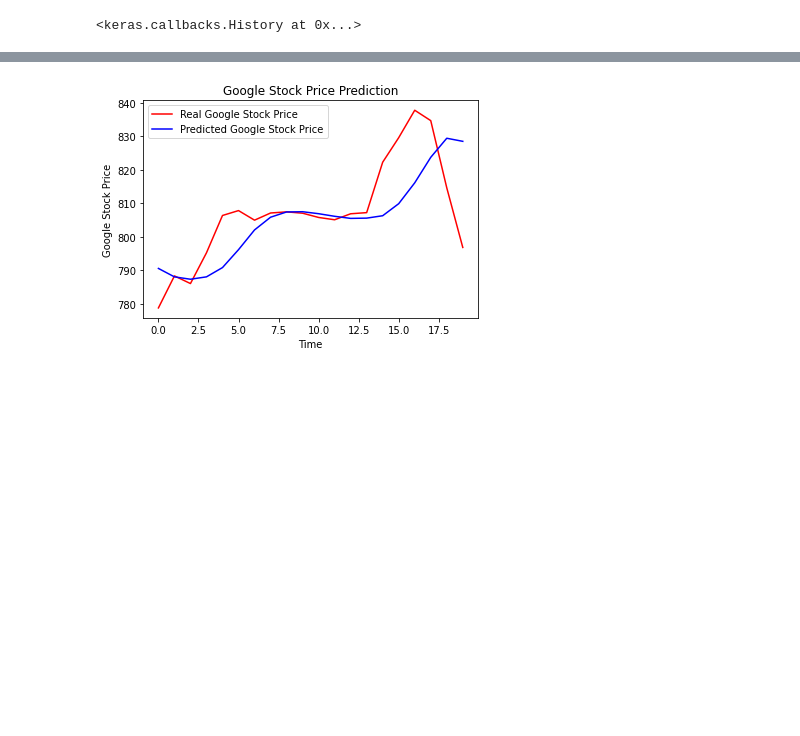
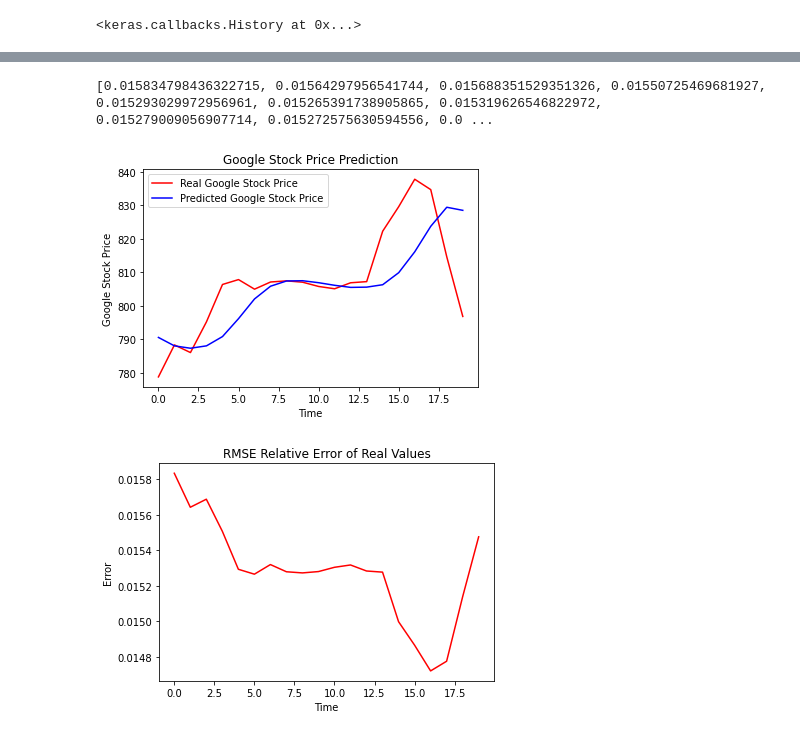
Before and after one commit to RoboSarno/googstock_RNN, a Jupyter notebook: rnn_StockPrice.ipynb, the cells around one changed output, grey strips where cells are left out. Cells and saved outputs as stored; diff of their text form; code cells hidden in the pictures; blank space fills up the shorter version.

Commit message:
Added::Future improvements with Relative Error

```diff
--- a/rnn_StockPrice.ipynb
+++ b/rnn_StockPrice.ipynb
@@ -100,11 +124,31 @@ predicted_stock_price = sc.inverse_transform(predicted_stock_price)
+# %%
+import math
+from sklearn.metrics import mean_squared_error
+
+rmse = math.sqrt(mean_squared_error(real_stock_price, predicted_stock_price))
+error = []
+#Then consider dividing this RMSE by the range of the Google Stock Price values
+#of January 2017 (that is around 800) to get a relative error,
+for i in real_stock_price:
+    relative_error = rmse / i
+    error.append(relative_error[0])
+# %% [output]
+[0.015834798436322715, 0.01564297956541744, 0.015688351529351326, 0.01550725469681927, 0.015293029972956961, 0.015265391738905865, 0.015319626546822972, 0.015279009056907714, 0.015272575630594556, 0.0 ...
 # %%
 plt.plot(real_stock_price, color = 'red', label = 'Real Google Stock Price')
 plt.plot(predicted_stock_price, color = 'blue', label = 'Predicted Google Stock Price')
 plt.title('Google Stock Price Prediction')
 plt.xlabel('Time')
 plt.ylabel('Google Stock Price')
 plt.legend()
 plt.show()
 # Making RNN pred --------- exit
+
+plt.plot(error, color = 'red')
+plt.title('RMSE Relative Error of Real Values')
+plt.xlabel('Time')
+plt.ylabel('Error')
+plt.show()
 # %% [output]
 [figure]
+[figure, added]
```
Also changed, not shown: parts of 2 cells of this notebook, 1 other file.
